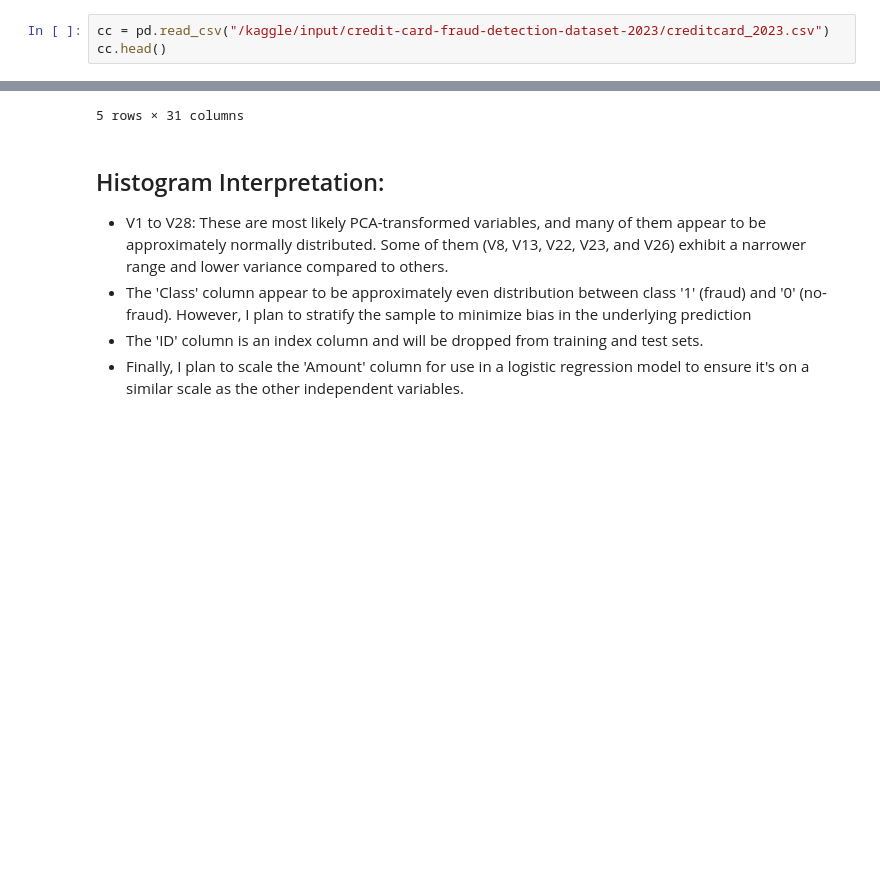
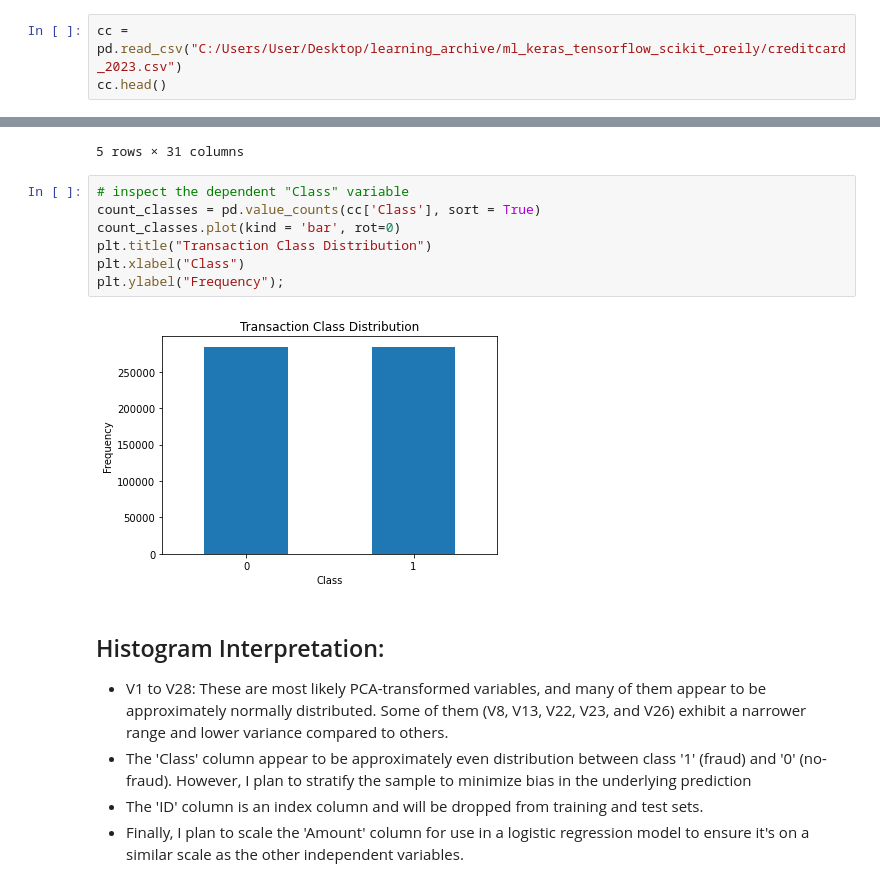
Before and after one commit to tua87052/HandsOnML, a Jupyter notebook: Ch2_HandsOnML.ipynb, the cells around one changed output, grey strips where cells are left out. Saved outputs shown, nothing was run; the diff lists cells and outputs as text; blank space fills up the shorter version.

```diff
--- a/Ch2_HandsOnML.ipynb
+++ b/Ch2_HandsOnML.ipynb
@@ -26,7 +44,7 @@ from scipy.stats import uniform, randint
 3. Class is the dependent variable indicated by a 1 (fraud) or 0 (not fraud).
 4. 'id' is the unique transaction identification for each purchase, 'Amount' is the purchase amount.
 # %%
-cc = pd.read_csv("/kaggle/input/credit-card-fraud-detection-dataset-2023/creditcard_2023.csv")
+cc = pd.read_csv("C:/Users/User/Desktop/learning_archive/ml_keras_tensorflow_scikit_oreily/creditcard_2023.csv")
 cc.head()
 # %% [output]
 |  | id | V1 | V2 | V3 | V4 | V5 | V6 | V7 | V8 | V9 | ... | ... |
@@ -36,6 +54,15 @@ cc.head()
 | 3 | 3 | -0.152152 | -0.508959 | 1.746840 | -1.090178 | 0.249486 | 1.143312 | 0.518269 | -0.065130 | -0.205698 | ... | ... |
 | 4 | 4 | -0.206820 | -0.165280 | 1.527053 | -0.448293 | 0.106125 | 0.530549 | 0.658849 | -0.212660 | 1.049921 | ... | ... |
 5 rows × 31 columns
+# %%
+# inspect the dependent "Class" variable
+count_classes = pd.value_counts(cc['Class'], sort = True)
+count_classes.plot(kind = 'bar', rot=0)
+plt.title("Transaction Class Distribution")
+plt.xlabel("Class")
+plt.ylabel("Frequency");
+# %% [output]
+[figure, added]
 # %% [markdown]
 ## Histogram Interpretation:
 
```
Also changed, not shown: parts of 2 cells of this notebook.
